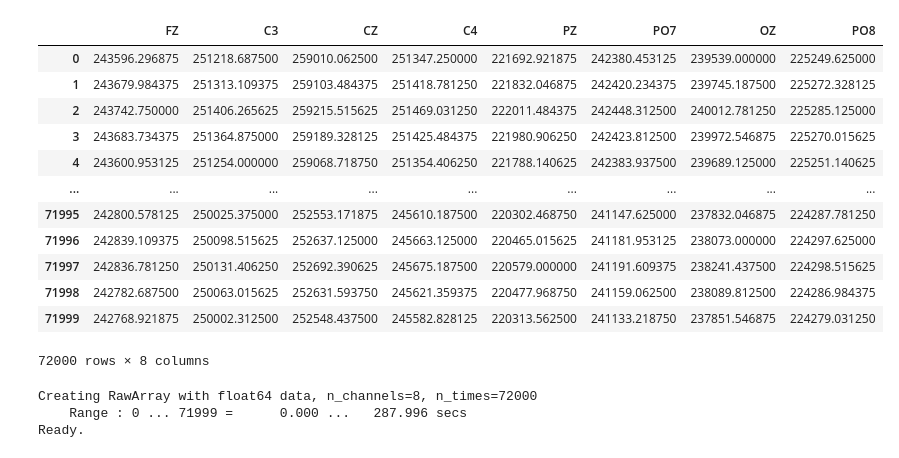
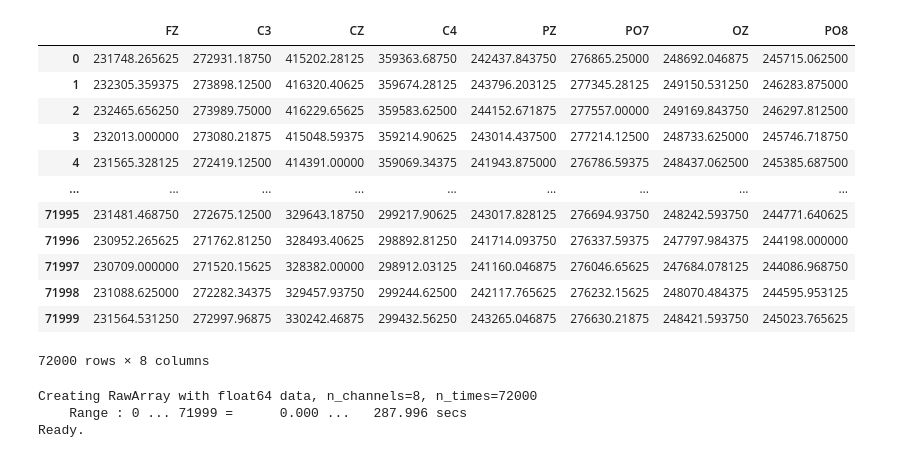
Before and after one commit to ValentijnBakkum/EEGcontroller, a Jupyter notebook: MeasurementSubgroup/MNE_raw/MNE_test.ipynb, the cells around one changed output. Drawn from its saved outputs; the diff is of its cells as text; code cells hidden in the pictures.

```diff
--- a/MeasurementSubgroup/MNE_raw/MNE_test.ipynb
+++ b/MeasurementSubgroup/MNE_raw/MNE_test.ipynb
@@ -6,21 +9,21 @@ import matplotlib.pyplot as plt
 # fastica, picard, infomax. Picard maybe better
 # %%
-df = pd.read_csv("C:/Users/JackC/Documents/GitHub/EEGcontroller/MeasurementSubgroup/Our_measurements/Measurement_prompt/EEGdata-2024-149--15-45-38.csv", sep=",")
+df = pd.read_csv("C:/Users/JackC/Documents/GitHub/EEGcontroller/MeasurementSubgroup/Our_measurements/Measurement_prompt/EEGdata-2024-150--15-30-23.csv", sep=",")
 end = df.shape[0]-5
 fs = 250
 df = df.iloc[:end, :8] # 3000 samples is 12 seconds of data
 df
 # %% [output]
 |  | FZ | C3 | CZ | C4 | PZ | PO7 | OZ | PO8 |
-| 0 | 243596.296875 | 251218.687500 | 259010.062500 | 251347.250000 | 221692.921875 | 242380.453125 | 239539.000000 | 225249.625000 |
-| 1 | 243679.984375 | 251313.109375 | 259103.484375 | 251418.781250 | 221832.046875 | 242420.234375 | 239745.187500 | 225272.328125 |
-| 2 | 243742.750000 | 251406.265625 | 259215.515625 | 251469.031250 | 222011.484375 | 242448.312500 | 240012.781250 | 225285.125000 |
-| 3 | 243683.734375 | 251364.875000 | 259189.328125 | 251425.484375 | 221980.906250 | 242423.812500 | 239972.546875 | 225270.015625 |
-| 4 | 243600.953125 | 251254.000000 | 259068.718750 | 251354.406250 | 221788.140625 | 242383.937500 | 239689.125000 | 225251.140625 |
+| 0 | 231748.265625 | 272931.18750 | 415202.28125 | 359363.68750 | 242437.843750 | 276865.25000 | 248692.046875 | 245715.062500 |
+| 1 | 232305.359375 | 273898.12500 | 416320.40625 | 359674.28125 | 243796.203125 | 277345.28125 | 249150.531250 | 246283.875000 |
+| 2 | 232465.656250 | 273989.75000 | 416229.65625 | 359583.62500 | 244152.671875 | 277557.00000 | 249169.843750 | 246297.812500 |
+| 3 | 232013.000000 | 273080.21875 | 415048.59375 | 359214.90625 | 243014.437500 | 277214.12500 | 248733.625000 | 245746.718750 |
+| 4 | 231565.328125 | 272419.12500 | 414391.00000 | 359069.34375 | 241943.875000 | 276786.59375 | 248437.062500 | 245385.687500 |
 | ... | ... | ... | ... | ... | ... | ... | ... | ... |
-| 71995 | 242800.578125 | 250025.375000 | 252553.171875 | 245610.187500 | 220302.468750 | 241147.625000 | 237832.046875 | 224287.781250 |
-| 71996 | 242839.109375 | 250098.515625 | 252637.125000 | 245663.125000 | 220465.015625 | 241181.953125 | 238073.000000 | 224297.625000 |
-| 71997 | 242836.781250 | 250131.406250 | 252692.390625 | 245675.187500 | 220579.000000 | 241191.609375 | 238241.437500 | 224298.515625 |
-| 71998 | 242782.687500 | 250063.015625 | 252631.593750 | 245621.359375 | 220477.968750 | 241159.062500 | 238089.812500 | 224286.984375 |
-| 71999 | 242768.921875 | 250002.312500 | 252548.437500 | 245582.828125 | 220313.562500 | 241133.218750 | 237851.546875 | 224279.031250 |
+| 71995 | 231481.468750 | 272675.12500 | 329643.18750 | 299217.90625 | 243017.828125 | 276694.93750 | 248242.593750 | 244771.640625 |
+| 71996 | 230952.265625 | 271762.81250 | 328493.40625 | 298892.81250 | 241714.093750 | 276337.59375 | 247797.984375 | 244198.000000 |
+| 71997 | 230709.000000 | 271520.15625 | 328382.00000 | 298912.03125 | 241160.046875 | 276046.65625 | 247684.078125 | 244086.968750 |
+| 71998 | 231088.625000 | 272282.34375 | 329457.93750 | 299244.62500 | 242117.765625 | 276232.15625 | 248070.484375 | 244595.953125 |
+| 71999 | 231564.531250 | 272997.96875 | 330242.46875 | 299432.56250 | 243265.046875 | 276630.21875 | 248421.593750 | 245023.765625 |
 72000 rows × 8 columns
```
Also changed, not shown: parts of 11 cells of this notebook, 2 other files.
